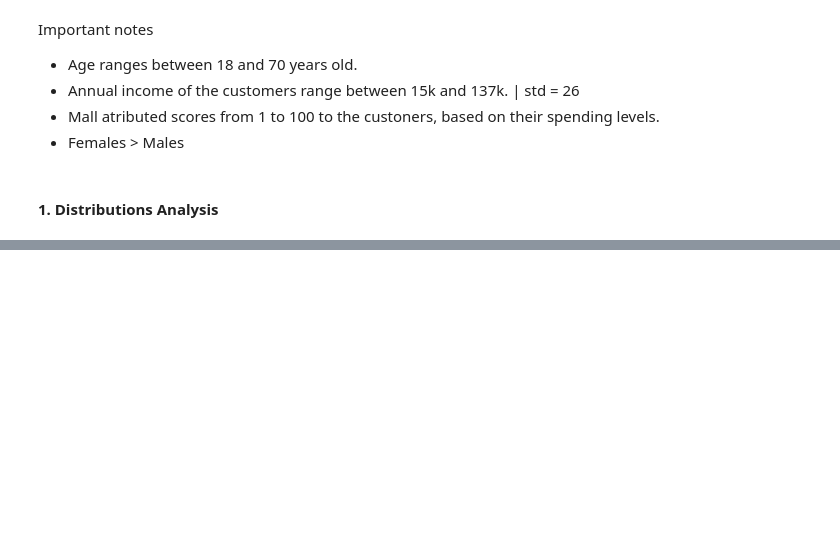
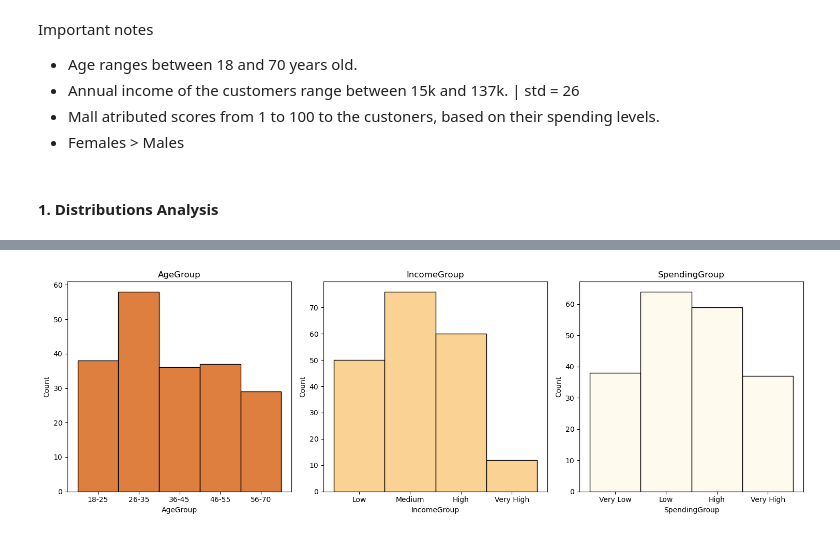
Before and after one commit to joicesebastiao/customer-segmentation-analysis, a Jupyter notebook: notebook/customer-segmentation.ipynb.ipynb, the cells around one changed output, grey strips where cells are left out. Cells and saved outputs as stored; diff of their text form; code cells hidden in the pictures; blank space fills up the shorter version.

```diff
--- a/notebook/customer-segmentation.ipynb.ipynb
+++ b/notebook/customer-segmentation.ipynb.ipynb
@@ -95,12 +81,0 @@ df['IncomeGroup'] = pd.cut(df['Annual Income'], bins=bins, labels=labels, includ
-# %%
-cols = ['AgeGroup', 'IncomeGroup', 'Spending Score']
-colors = ["#D35400", "#F8C471", "#FEF9E7"]
-
-fig, axes = plt.subplots(1, len(cols), figsize=(15, 5))
-
-for i, col in enumerate(cols):
-    sns.histplot(df[col], ax=axes[i], color=colors[i])
-    axes[i].set_title(col)
-
-plt.tight_layout()
-plt.show()
@@ -173,0 +161,14 @@ plt.show()
+# %%
+cols = ['AgeGroup', 'IncomeGroup', 'SpendingGroup']
+colors = ["#D35400", "#F8C471", "#FEF9E7"]
+
+fig, axes = plt.subplots(1, len(cols), figsize=(15, 5))
+
+for i, col in enumerate(cols):
+    sns.histplot(df_clean[col], ax=axes[i], color=colors[i])
+    axes[i].set_title(col)
+
+plt.tight_layout()
+plt.show()
+# %% [output]
+[figure, new version]
```
Also changed, not shown: parts of 31 cells of this notebook.
